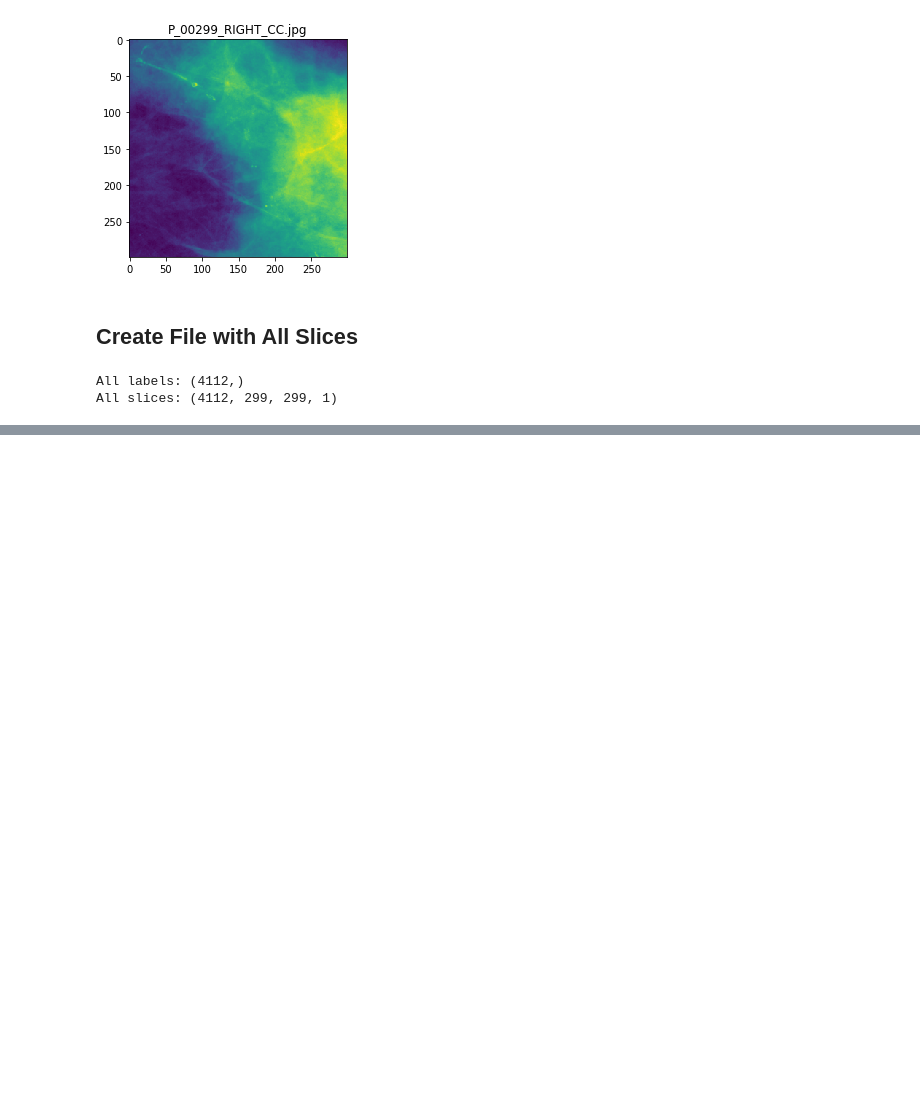
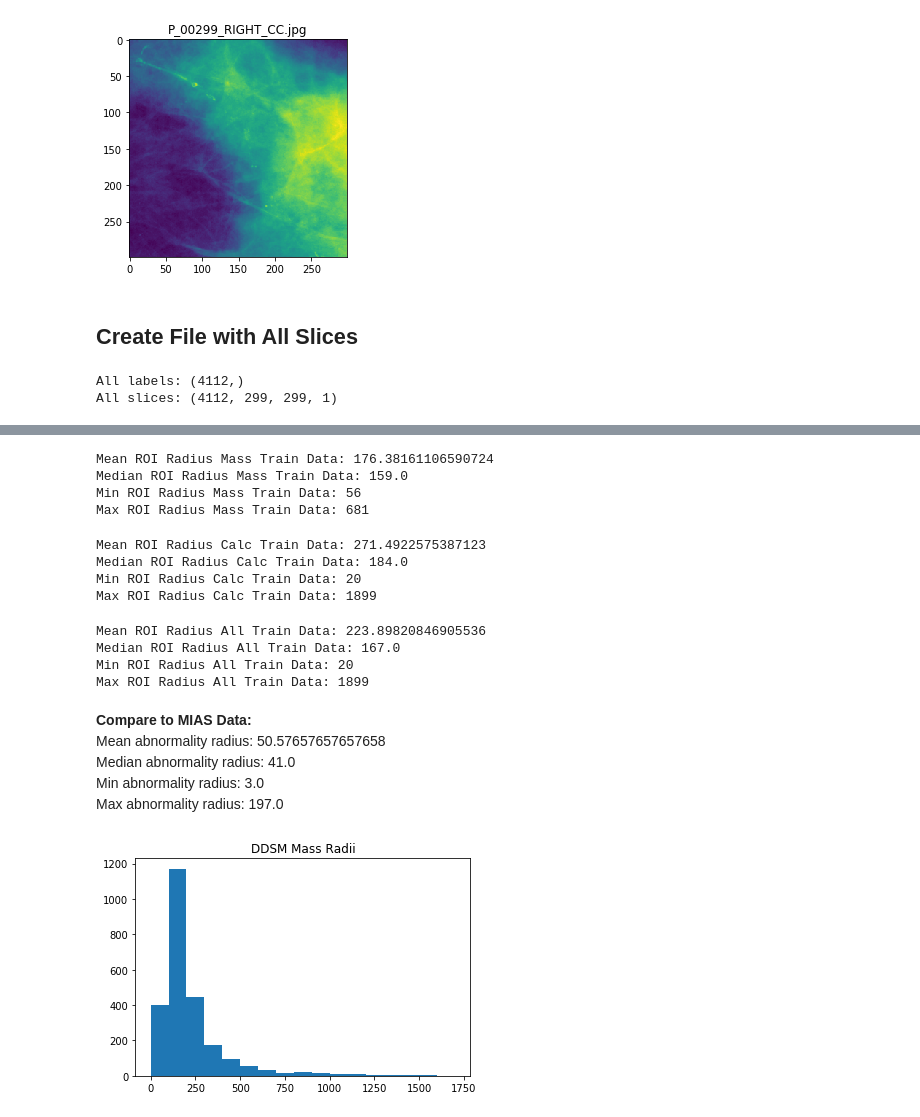
Before and after one commit to escuccim/mias-mammography, a Jupyter notebook: crop_cbis_images.ipynb, the cells around one changed output, grey strips where cells are left out. Drawn from its saved outputs; the diff is of its cells as text; code cells hidden in the pictures; blank space fills up the shorter version.

Commit message:
Updated model, some new statistics on the data

```diff
--- a/crop_cbis_images.ipynb
+++ b/crop_cbis_images.ipynb
@@ -520,0 +525,70 @@ np.save(os.path.join("data", "all_labels.npy"), all_labels)
+# %%
+def get_mask_sizes(mask_dir, output=True):
+    # loop through mask directory
+    mask_files = os.listdir(mask_dir)
+    mask_sizes = []
+
+    for mask in mask_files:
+        if output:
+            print(mask)
+
+        # get the mask, if the mask is bigger than the slice we will create multiple slices
+        # using the corners of the mask.
+        center_row, center_col, too_big, mask_size = create_mask(mask_dir + "/" + mask, return_size=True)
+        mask_sizes.append(mask_size)
+
+    return mask_sizes
+# %%
+## get the sizes of the masks as this will be used to scale the MIAS data properly
+mask_dir = "D:\\Documents\\Mammography\\CBIS-DDSM\\Mass Train All Mask JPEGs Full"
+
+mass_train_mask_sizes = get_mask_sizes(mask_dir, output=False)
+# %%
+print("Mean ROI Radius Mass Train Data:", np.mean(mass_train_mask_sizes))
+print("Median ROI Radius Mass Train Data:", np.median(mass_train_mask_sizes))
+print("Min ROI Radius Mass Train Data:", np.min(mass_train_mask_sizes))
+print("Max ROI Radius Mass Train Data:", np.max(mass_train_mask_sizes))
+# %% [output]
+Mean ROI Radius Mass Train Data: 176.38161106590724
+Median ROI Radius Mass Train Data: 159.0
+Min ROI Radius Mass Train Data: 56
+Max ROI Radius Mass Train Data: 681
+# %%
+## go through the directories and crop out the ROI from the full image using the mask
+mask_dir = "D:\\Documents\\Mammography\\CBIS-DDSM\\Calc Train All Mask JPEGs Full"
+
+calc_train_mask_sizes = get_mask_sizes(mask_dir, output=False)
+# %%
+print("Mean ROI Radius Calc Train Data:", np.mean(calc_train_mask_sizes))
+print("Median ROI Radius Calc Train Data:", np.median(calc_train_mask_sizes))
+print("Min ROI Radius Calc Train Data:", np.min(calc_train_mask_sizes))
+print("Max ROI Radius Calc Train Data:", np.max(calc_train_mask_sizes))
+# %% [output]
+Mean ROI Radius Calc Train Data: 271.4922575387123
+Median ROI Radius Calc Train Data: 184.0
+Min ROI Radius Calc Train Data: 20
+Max ROI Radius Calc Train Data: 1899
+# %%
+all_mask_sizes = np.concatenate([mass_train_mask_sizes, calc_train_mask_sizes], axis=0)
+
+print("Mean ROI Radius All Train Data:", np.mean(all_mask_sizes))
+print("Median ROI Radius All Train Data:", np.median(all_mask_sizes))
+print("Min ROI Radius All Train Data:", np.min(all_mask_sizes))
+print("Max ROI Radius All Train Data:", np.max(all_mask_sizes))
+# %% [output]
+Mean ROI Radius All Train Data: 223.89820846905536
+Median ROI Radius All Train Data: 167.0
+Min ROI Radius All Train Data: 20
+Max ROI Radius All Train Data: 1899
+# %% [markdown]
+<b>Compare to MIAS Data:</b><br>
+Mean abnormality radius: 50.57657657657658<br>
+Median abnormality radius: 41.0<br>
+Min abnormality radius: 3.0<br>
+Max abnormality radius: 197.0<br>
+# %%
+plt.hist(all_mask_sizes, bins=range(0, 1750, 100))
+plt.title("DDSM Mass Radii")
+plt.show()
+# %% [output]
+[figure, added]
```
Also changed, not shown: parts of 4 cells of this notebook, 2 other files.
